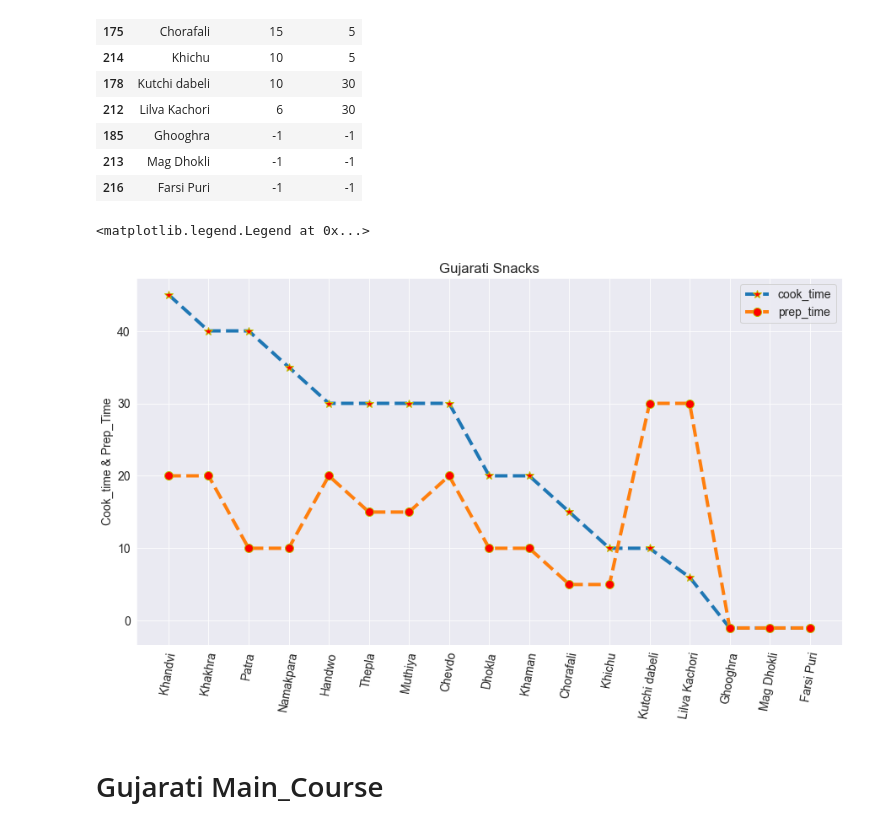
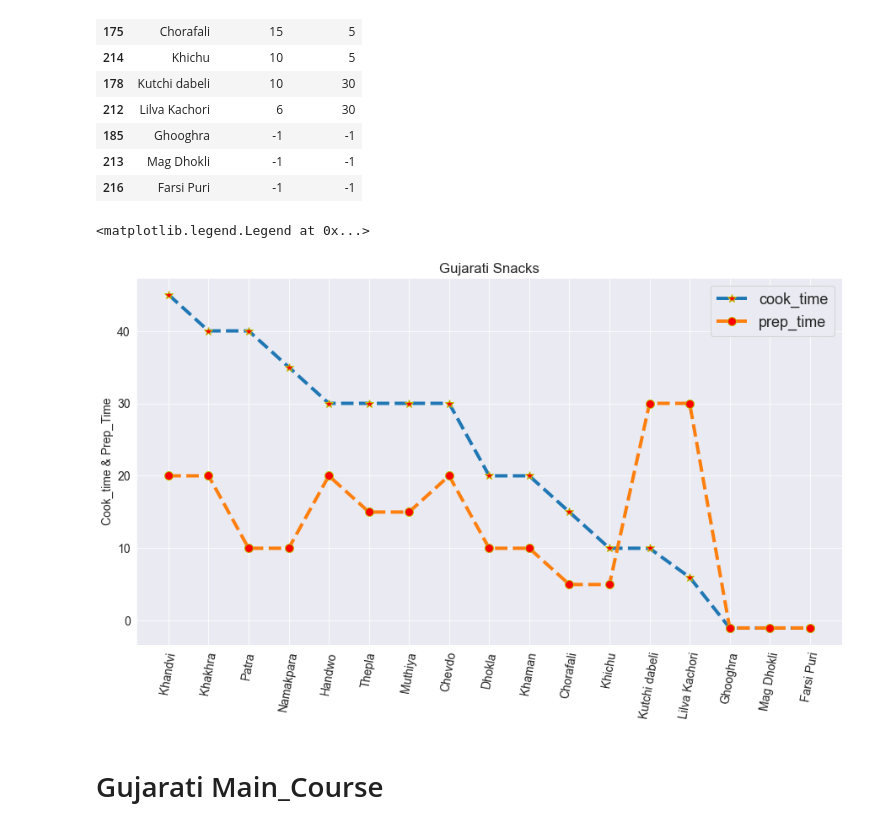
Before and after one commit to Arpan-tech-create/Exploratory_Data_Analysis, a Jupyter notebook: FOOD.ipynb, the cells around one changed output. Saved outputs shown, nothing was run; the diff lists cells and outputs as text; code cells hidden in the pictures.

```diff
--- a/FOOD.ipynb
+++ b/FOOD.ipynb
@@ -369,14 +381,14 @@ ptime=snack_df.prep_time
 # %%
 plt.figure(figsize=(15,8))
 plt.xticks(rotation=80)
 plt.title('Gujarati Snacks')
 plt.plot(na,ctime,marker='*',mfc='r',mec='y',markersize=10,linewidth=4,linestyle='--')
 plt.plot(na,ptime,marker='o',mfc='r',mec='y',markersize=10,linewidth=4,linestyle='--')
 plt.ylabel('Cook_time & Prep_Time')
-plt.legend(['cook_time','prep_time'])
+plt.legend(['cook_time','prep_time'],fontsize=18)
 # %% [output]
 <matplotlib.legend.Legend at 0x...>
-[figure, old version]
+[figure, new version]
 # %% [markdown]
 # Gujarati Main_Course
 # %%
```
Also changed, not shown: parts of 10 cells of this notebook.
